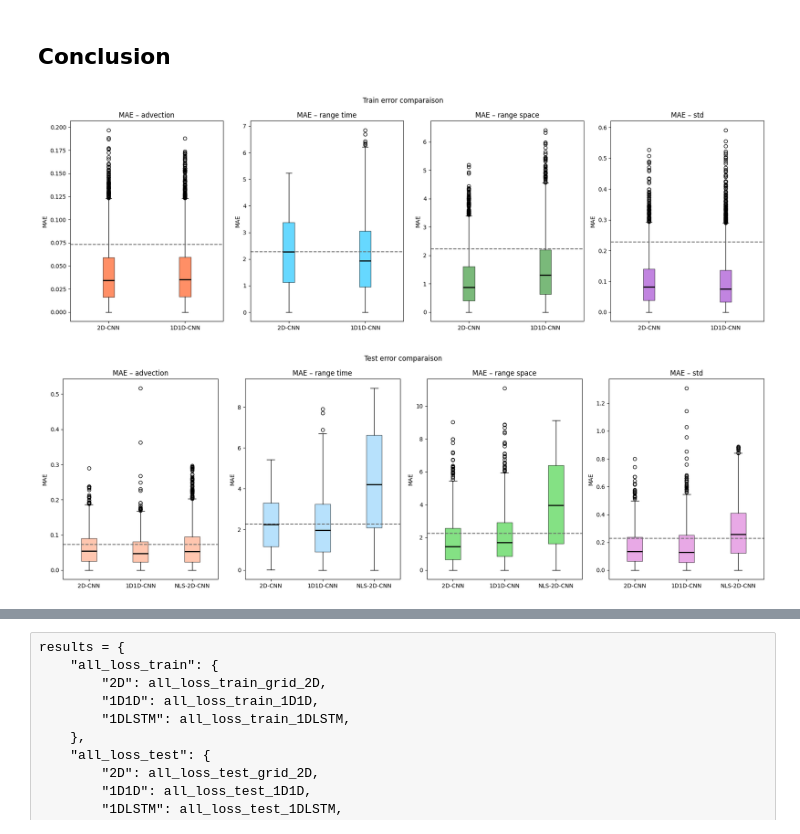
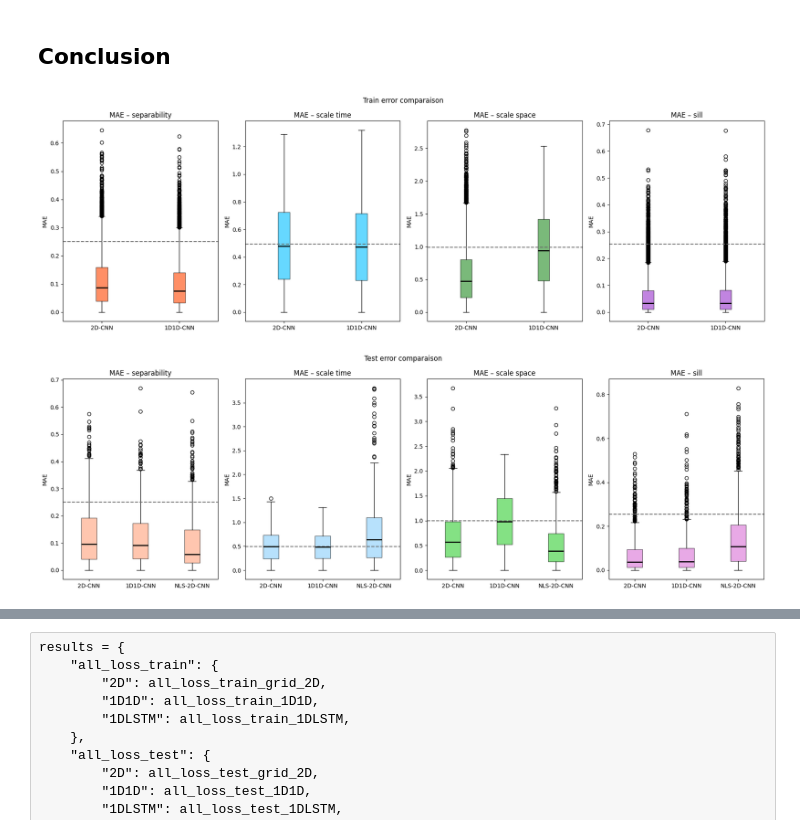
Before and after one commit to DarenXL/Neural_ST_inference, a Jupyter notebook: Code GNN/Amortized_Methods_Geostatistics_Spatio-Temporal-2D.ipynb, the cells around one changed output, grey strips where cells are left out. Cells and saved outputs as stored; diff of their text form; code cells hidden in the pictures.

```diff
--- a/Code GNN/Amortized_Methods_Geostatistics_Spatio-Temporal-2D.ipynb
+++ b/Code GNN/Amortized_Methods_Geostatistics_Spatio-Temporal-2D.ipynb
@@ -1280,7 +1340,7 @@ def nls_optim(data, model_nls, theta0, activation=lambda x:x):  # lambda x:x # t
         method="bfgs",
         options={
             "max_iter": 500,
-            "lr": 0.02,
+            "lr": 0.2,
         },
         return_all=True
     )
@@ -1322,17 +1385,22 @@ all_loss_test_sep_nls = []
 
 time_test_sep_nls = time.time()
 
-theta0=torch.tensor((.1,5.,5., .5))
-activation=lambda x:torch.sigmoid(x)*torch.tensor([.3,10.,10.,1.])
+theta0=torch.tensor((.1,2.,2., .1))
+# activation=lambda x:torch.sigmoid(x)*torch.tensor([1.,3.,5.,1.])
+activation=lambda x:torch.sigmoid(x)*torch.tensor([1.,4.,6.,1.])-torch.tensor([0,1.,1.,0])
 
 for i, (data_test, theta_test, _) in enumerate(loader_sep_nls_test) :
+
+    if i == test_size :
+        break
 
     output, output_not_nan = nls_optim(data_test.float(),model_sep_nls,theta0,activation)
 
     all_loss_test_sep_nls.append(np.abs(output - np.array(theta_test)).detach().cpu())
 
     if torch.isnan(all_loss_test_sep_nls[-1])[0,0] :
-        all_loss_test_nls[-1] = output_not_nan
+        # all_loss_test_nls[-1] = output_not_nan
+        all_loss_test_sep_nls[-1] = output_not_nan
 
     if i%100 == 0:
         print(i,end="|")
@@ -1463,8 +1533,10 @@ option="sep"
 
 if option=="adv" :
     based, _ = baseline_mae(dataset_grid)
+    theta_names = theta_names_adv
 else :
     based, _ = baseline_mae(dataset_sep)
+    theta_names = theta_names_sep
 # %%
 methods = ['2D-CNN' , '1D1D-CNN']
 
@@ -1485,12 +1557,12 @@ for i, name in enumerate(theta_names):
         ]
 
     axs[i].boxplot(losses, tick_labels=methods, patch_artist=True,
-                   boxprops=dict(facecolor=theta_colors[name]['train'], alpha=0.6),
+                   boxprops=dict(facecolor=theta_colors[i]['train'], alpha=0.6),
                    medianprops=dict(linestyle='-', linewidth=2, color='black'))
     axs[i].set_title("MAE – "+name)
     axs[i].set_ylabel("MAE")
 
-    axs[i].axhline(based[i],color=theta_colors[name]['baseline'], ls='--', label='baseline '+name)
+    axs[i].axhline(based[i],color=theta_colors[i]['baseline'], ls='--', label='baseline '+name)
     # axs[i].legend()
 
 plt.suptitle("Train error comparaison")
@@ -1500,45 +1572,45 @@ plt.show()
 # fig_box_train.savefig(res_path+"/conclusion_graphs"+"/score_train.pdf", format="pdf", bbox_inches="tight")
 fig_box_train.savefig(res_path+"/"+option+"/conclusion_graphs"+"/score_train.png", format="png", bbox_inches="tight")
 # %% [output]
-[figure, old version]
+[figure, new version]
 # %%
 methods = ['2D-CNN' , '1D1D-CNN','NLS-2D-CNN']
 
 fig_box_test, axs = plt.subplots(1, len(theta_names), figsize=(18, 6))
 
 for i, name in enumerate(theta_names):
 
     if option=="adv" :
         losses = [
             abs(theta_final_test_grid_2D[:, i] - dataset_grid_test.get_theta()[:, i]),
             abs(theta_final_test_grid_1D1D[:, i] - dataset_grid_test.get_theta()[:, i]),
             torch.cat(all_loss_test_grid_nls,dim=0)[:,i],
-            all_loss_test_ML[:20,i]
+            # all_loss_test_ML[:20,i]
         ]
     else:
         losses = [
-            abs(theta_final_test_sep_2D[:, i] - dataset_sep_test.get_theta()[:, i]),
-            abs(theta_final_test_sep_1D1D[:, i] - dataset_sep_test.get_theta()[:, i]),
+            abs(theta_final_test_sep_2D[:, i] - dataset_sep_test.get_theta()[:, i].detach().numpy()),
+            abs(theta_final_test_sep_1D1D[:, i] - dataset_sep_test.get_theta()[:, i].detach().numpy()),
             torch.cat(all_loss_test_sep_nls,dim=0)[:,i],
         ]
 
     axs[i].boxplot(losses, tick_labels=methods, patch_artist=True,
-                   boxprops=dict(facecolor=theta_colors[name]['test'], alpha=0.6),
+                   boxprops=dict(facecolor=theta_colors[i]['test'], alpha=0.6),
                    medianprops=dict(linestyle='-', linewidth=2, color='black'))
     axs[i].set_title("MAE – "+name)
     axs[i].set_ylabel("MAE")
 
-    axs[i].axhline(based[i],color=theta_colors[name]['baseline'], ls='--', label='baseline '+name)
+    axs[i].axhline(based[i],color=theta_colors[i]['baseline'], ls='--', label='baseline '+name)
     # axs[i].legend()
 
 plt.suptitle("Test error comparaison")
 plt.tight_layout()
 plt.show()
 
 # fig_box_test.savefig(res_path+"/conclusion_graphs"+"/score_test.pdf", format="pdf", bbox_inches="tight")
 fig_box_test.savefig(res_path+"/"+option+"/conclusion_graphs"+"/score_test.png", format="png", bbox_inches="tight")
 # %% [output]
-[figure, old version]
+[figure, new version]
 # %%
 methods = ['2D-CNN' , '1D1D-CNN','NLS-2D-CNN']
 
```
Also changed, not shown: parts of 53 cells of this notebook.
